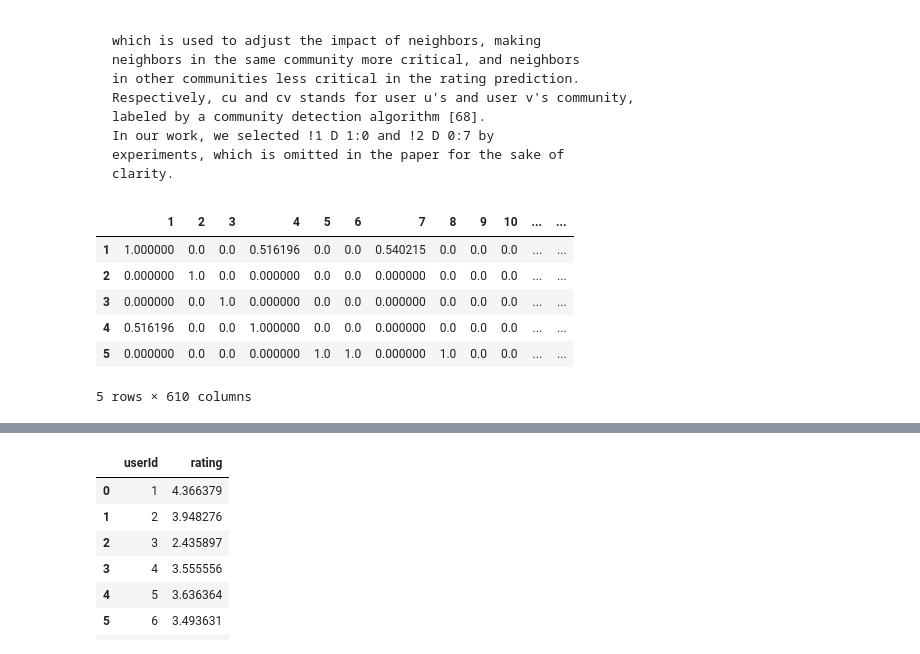
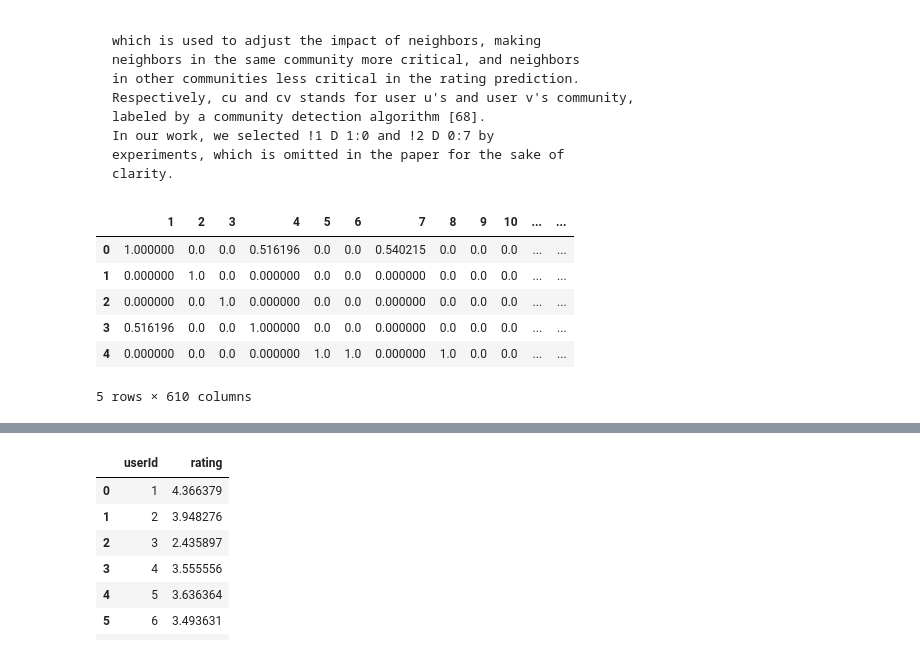
Before and after one commit to mohammed21kamall/Graduation-Project, a Jupyter notebook: Model AI/RatingPredictionCode.ipynb, the cells around one changed output, grey strips where cells are left out. Cells and saved outputs as stored; diff of their text form; code cells hidden in the pictures.

```diff
--- a/Model AI/RatingPredictionCode.ipynb
+++ b/Model AI/RatingPredictionCode.ipynb
@@ -40,21 +39,21 @@ import joblib
 # %%
 # 1
 
-Similar_users = 'drive/MyDrive/Dataset2/your_model_filename.joblib'
+model_filename = 'drive/MyDrive/Dataset2/SimilarityOfUsers.csv'
+Suv = pd.read_csv(model_filename)
 
-Suv = joblib.load(Similar_users)
 Suv = Suv.clip(upper=1.0)
 Suv = Suv.applymap(lambda x: max(0, x))
 Suv = Suv.applymap(lambda x: x if x >= 0.4 else float(0.0))
 
 Suv.head()
 # %% [output]
 |  | 1 | 2 | 3 | 4 | 5 | 6 | 7 | 8 | 9 | 10 | ... | ... |
-| 1 | 1.000000 | 0.0 | 0.0 | 0.516196 | 0.0 | 0.0 | 0.540215 | 0.0 | 0.0 | 0.0 | ... | ... |
-| 2 | 0.000000 | 1.0 | 0.0 | 0.000000 | 0.0 | 0.0 | 0.000000 | 0.0 | 0.0 | 0.0 | ... | ... |
-| 3 | 0.000000 | 0.0 | 1.0 | 0.000000 | 0.0 | 0.0 | 0.000000 | 0.0 | 0.0 | 0.0 | ... | ... |
-| 4 | 0.516196 | 0.0 | 0.0 | 1.000000 | 0.0 | 0.0 | 0.000000 | 0.0 | 0.0 | 0.0 | ... | ... |
-| 5 | 0.000000 | 0.0 | 0.0 | 0.000000 | 1.0 | 1.0 | 0.000000 | 1.0 | 0.0 | 0.0 | ... | ... |
+| 0 | 1.000000 | 0.0 | 0.0 | 0.516196 | 0.0 | 0.0 | 0.540215 | 0.0 | 0.0 | 0.0 | ... | ... |
+| 1 | 0.000000 | 1.0 | 0.0 | 0.000000 | 0.0 | 0.0 | 0.000000 | 0.0 | 0.0 | 0.0 | ... | ... |
+| 2 | 0.000000 | 0.0 | 1.0 | 0.000000 | 0.0 | 0.0 | 0.000000 | 0.0 | 0.0 | 0.0 | ... | ... |
+| 3 | 0.516196 | 0.0 | 0.0 | 1.000000 | 0.0 | 0.0 | 0.000000 | 0.0 | 0.0 | 0.0 | ... | ... |
+| 4 | 0.000000 | 0.0 | 0.0 | 0.000000 | 1.0 | 1.0 | 0.000000 | 1.0 | 0.0 | 0.0 | ... | ... |
 5 rows × 610 columns
 # %%
 ratings = pd.read_csv("drive/MyDrive/Dataset2/ratings.csv")
```
Also changed, not shown: parts of 3 cells of this notebook.
